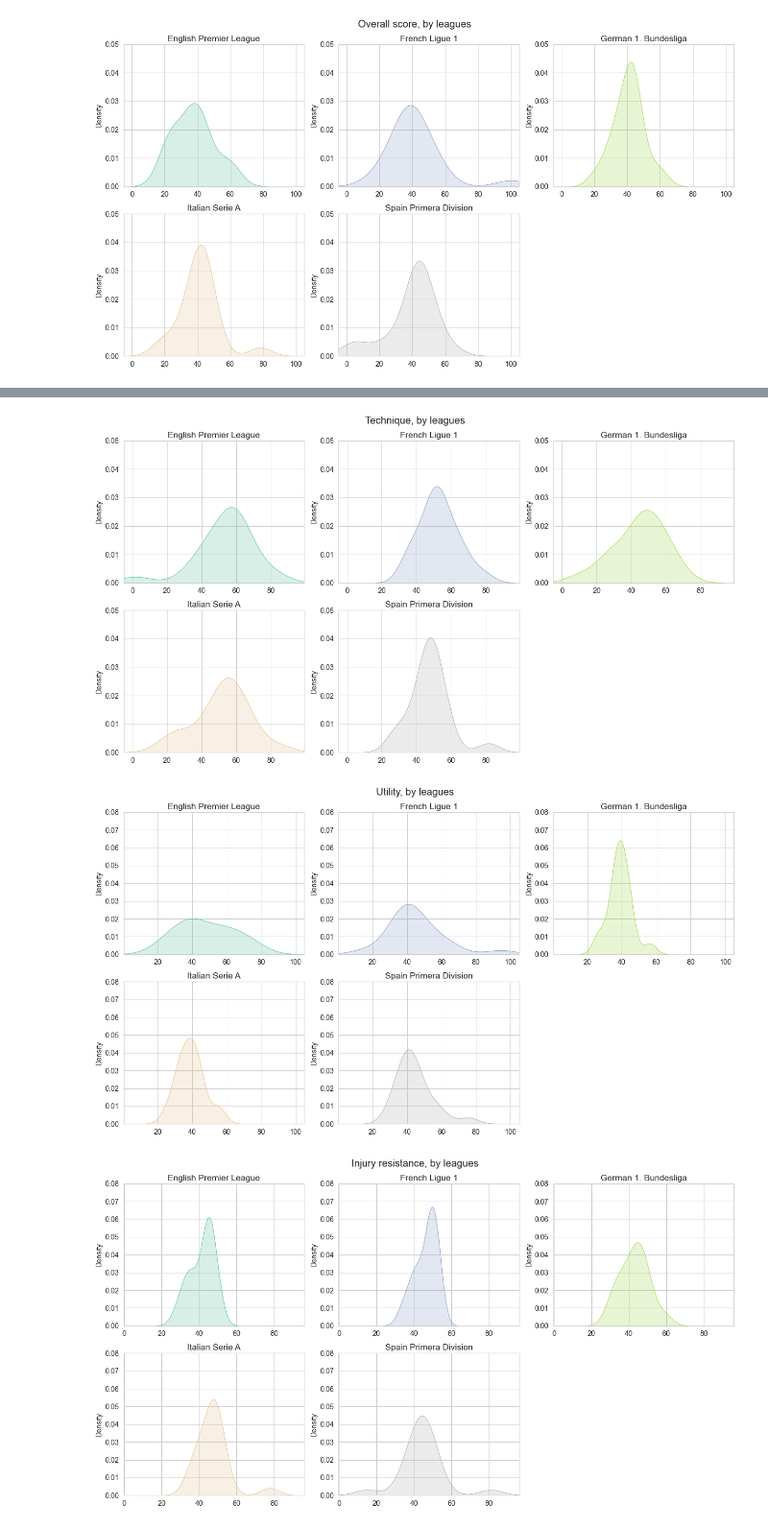
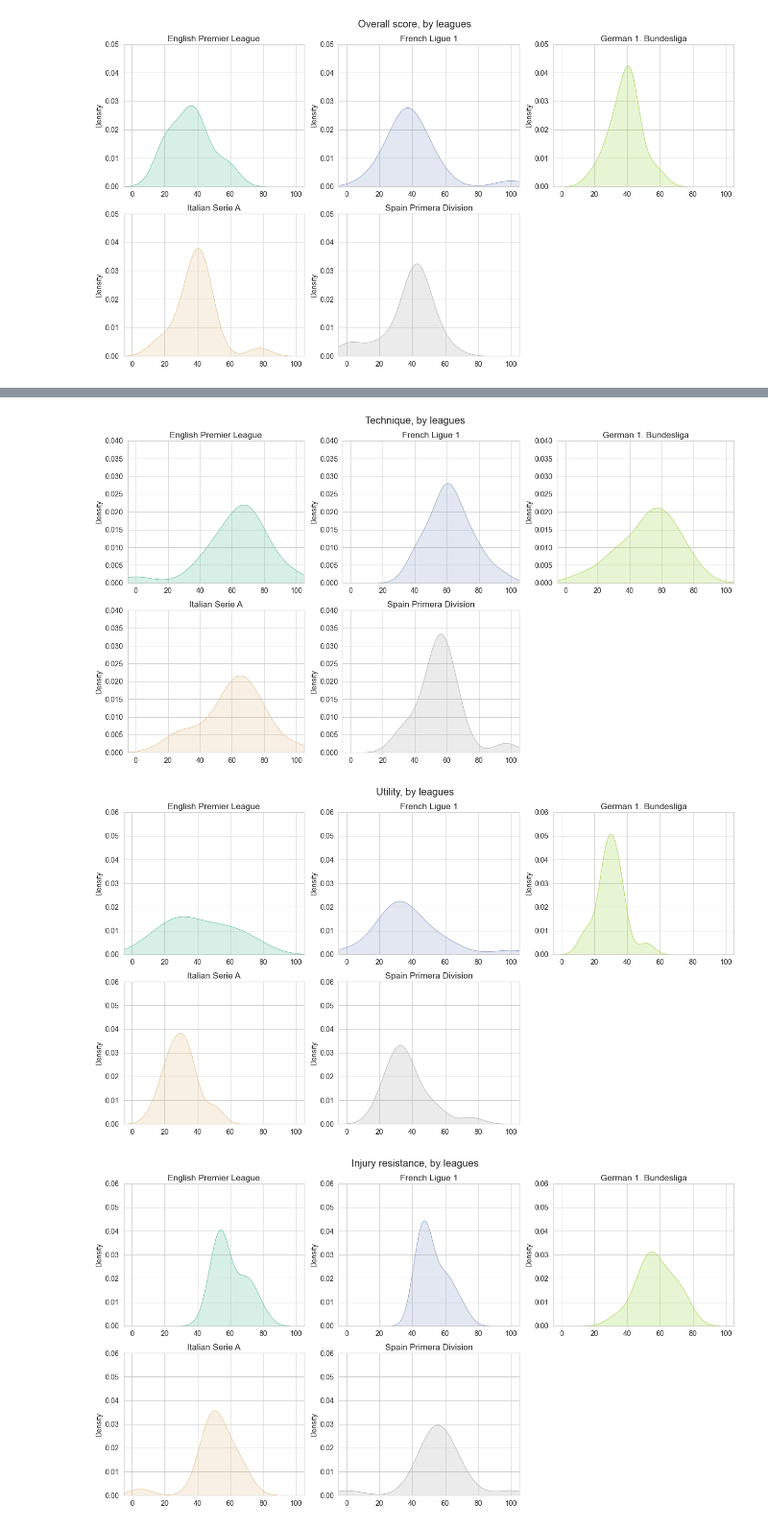
Before and after one commit to rhashimo/cs109-final-project, a Jupyter notebook: 02_ryu_partA-C.ipynb, the cells around one changed output, grey strips where cells are left out. Shown at 96% size. Saved outputs shown, nothing was run; the diff lists cells and outputs as text; code cells hidden in the pictures.

```diff
--- a/02_ryu_partA-C.ipynb
+++ b/02_ryu_partA-C.ipynb
@@ -1799,6 +1799,7 @@ for pattern in all_pattern:
 for target in targets:
     section_scores = [x for x in rescale_scores if x.startswith(target)]
     df_c_fi[target + '_mean'] = df_c_fi[section_scores].mean(axis=1)
+    df_c_fi[target + '_mean'] = MinMaxScaler().fit_transform(df_c_fi[[target + '_mean']]) * 100
 
 # calculate mean of all scores
 df_c_fi['all_mean'] = df_c_fi[rescale_scores].mean(axis=1)
@@ -1925,7 +1938,7 @@ for i, ax in enumerate(axs.ravel()):
                     fill=my_palette(i),
                     ax=ax)
         ax.set_xlim(xmin - 5, xmax + 5)
-        ax.set_ylim(0, 0.08)
+        ax.set_ylim(0, 0.06)
         ax.set(xlabel='',title=leagues[i])
 fig.suptitle('Total score, by leagues', fontsize=20)
 plt.tight_layout()
@@ -2000,13 +2013,13 @@ for i, ax in enumerate(axs.ravel()):
                     fill=my_palette(i),
                     ax=ax)
         ax.set_xlim(xmin - 5, xmax + 5)
-        ax.set_ylim(0, 0.05)
+        ax.set_ylim(0, 0.04)
         ax.set(xlabel='',title=leagues[i])
 fig.suptitle('Technique, by leagues', fontsize=20)
 plt.tight_layout()
 fig.savefig('figures/PartC_dist_skill.png', dpi=300)
 # %% [output]
-[figure, old version]
+[figure, new version]
 # %%
 # Utility
 xmin = max(df_c_viz['Utility'].min() - 10, 0)
@@ -2025,38 +2038,38 @@ for i, ax in enumerate(axs.ravel()):
                     fill=my_palette(i),
                     ax=ax)
         ax.set_xlim(xmin - 5, xmax + 5)
-        ax.set_ylim(0, 0.08)
+        ax.set_ylim(0, 0.06)
         ax.set(xlabel='',title=leagues[i])
 fig.suptitle('Utility, by leagues', fontsize=20)
 plt.tight_layout()
 fig.savefig('figures/PartC_dist_util.png', dpi=300)
 # %% [output]
-[figure, old version]
+[figure, new version]
 # %%
 # Injury resistance
 xmin = max(df_c_viz['Injury resistance'].min() - 10, 0)
 xmax = min(df_c_viz['Injury resistance'].max() + 10, 100)
 
 fig, axs = plt.subplots(2, 3, figsize=(18, 10))
 my_palette = plt.cm.get_cmap("Set2", len(df_c_viz_league.index))
 for i, ax in enumerate(axs.ravel()):
     if i == 5:
         ax.set_visible(False)
     else:
         df_league = df_c_viz[df_c_viz['league'] == leagues[i]]
         sns.kdeplot(data=df_league,
                     x='Injury resistance',
                     color=my_palette(i),
                     fill=my_palette(i),
                     ax=ax)
         ax.set_xlim(xmin - 5, xmax + 5)
-        ax.set_ylim(0, 0.08)
+        ax.set_ylim(0, 0.06)
         ax.set(xlabel='',title=leagues[i])
 fig.suptitle('Injury resistance, by leagues', fontsize=20)
 plt.tight_layout()
 fig.savefig('figures/PartC_dist_injury.png', dpi=300)
 # %% [output]
-[figure, old version]
+[figure, new version]
 # %%
 # distribution of all scores
 all_scores = ['Total score'] + sub_scores
```
Also changed, not shown: parts of 9 cells of this notebook, 11 other files.
